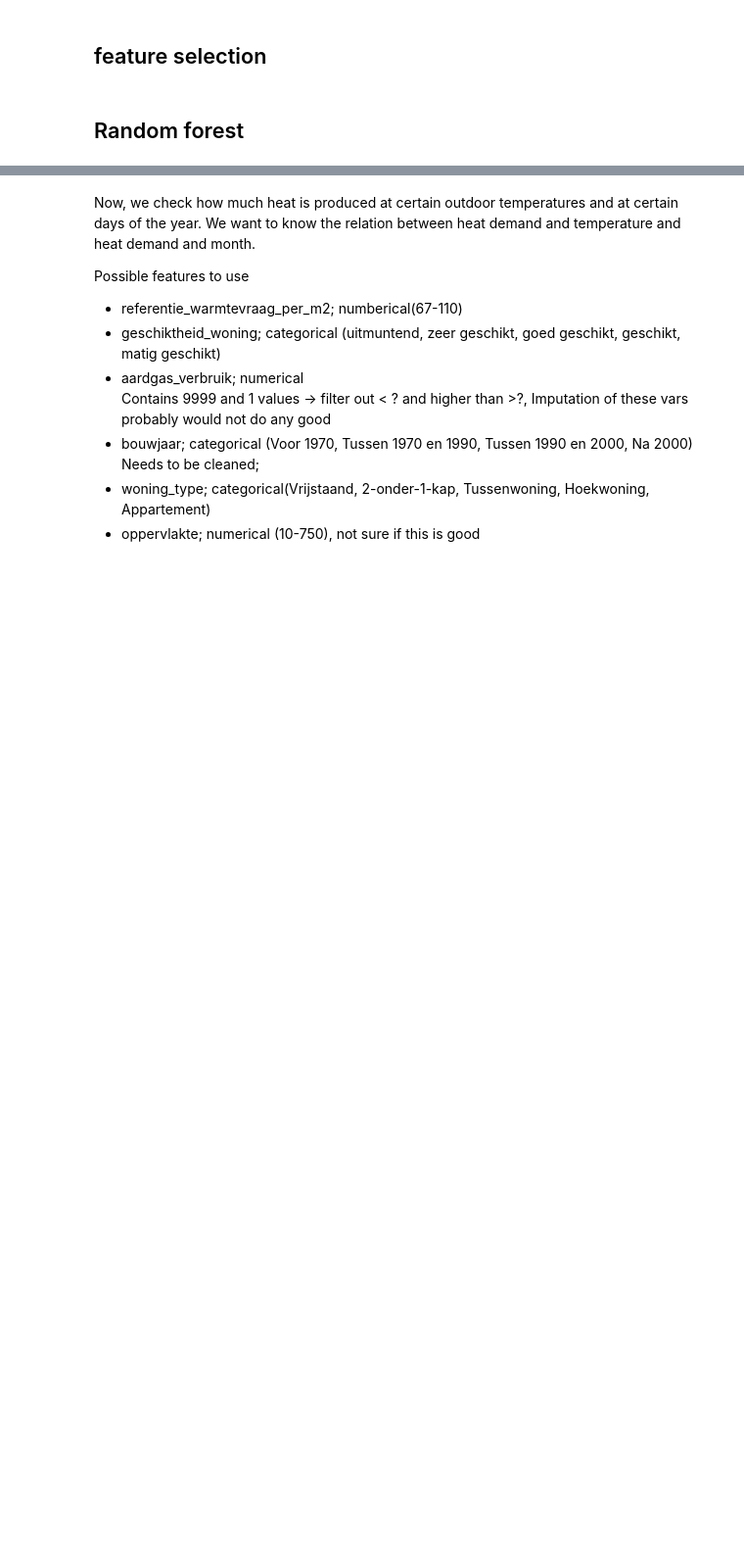
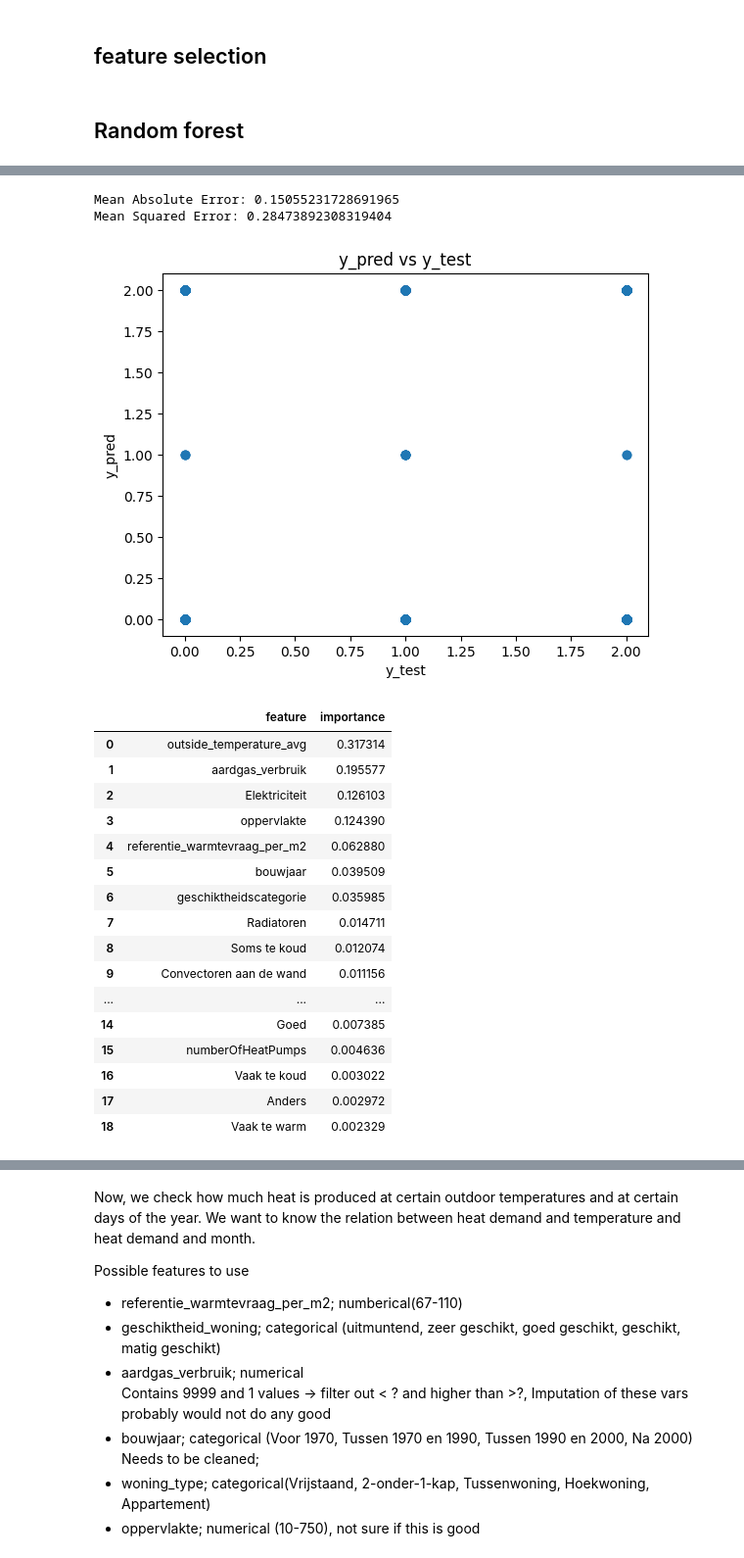
Before and after one commit to season0112/quatt_data_analysis, a Jupyter notebook: guaranteed-savings/Explorative_temperature_extrapolation.ipynb, the cells around one changed output, grey strips where cells are left out. Shown at 98% size. Drawn from its saved outputs; the diff is of its cells as text; code cells hidden in the pictures; blank space fills up the shorter version.

```diff
--- a/guaranteed-savings/Explorative_temperature_extrapolation.ipynb
+++ b/guaranteed-savings/Explorative_temperature_extrapolation.ipynb
@@ -598,0 +635,62 @@ Mean Squared Error: 83496111.12842475
+# %%
+from sklearn.ensemble import RandomForestClassifier
+
+y_class = y.copy()
+y_class['hp_heat_generated'] = y_class['hp_heat_generated'].apply(lambda x: 0 if x==0 else (1 if x < 1000 else 2))
+
+# test train split
+X_train, X_test, y_train, y_test = train_test_split(X, y_class,
+                                                    test_size=0.2,
+                                                    random_state=1234)
+
+classifier = RandomForestClassifier(n_estimators =200,
+                                    max_depth=10,
+                                    random_state=0,
+                                    criterion='gini')
+
+classifier.fit(X_train, y_train.values.ravel())
+
+# predict on test set
+y_pred = classifier.predict(X_test)
+
+# mesure performance
+print('Mean Absolute Error:', metrics.mean_absolute_error(y_test, y_pred))
+print('Mean Squared Error:', metrics.mean_squared_error(y_test, y_pred))
+
+# plot feature importance
+feature_importance = pd.DataFrame()
+feature_importance['feature'] = X_train.columns
+feature_importance['importance'] = regr.feature_importances_
+feature_importance.sort_values(by='importance', ascending=False, inplace=True)
+feature_importance.reset_index(inplace=True, drop=True)
+
+# scatter y_pred vs y_test
+plt.scatter(y_test, y_pred, alpha=0.5)
+plt.xlabel('y_test')
+plt.ylabel('y_pred')
+plt.title('y_pred vs y_test')
+plt.show()
+
+# Plotting
+feature_importance
+# %% [output]
+Mean Absolute Error: 0.15055231728691965
+Mean Squared Error: 0.28473892308319404
+[figure, added]
+|  | feature | importance |
+| 0 | outside_temperature_avg | 0.317314 |
+| 1 | aardgas_verbruik | 0.195577 |
+| 2 | Elektriciteit | 0.126103 |
+| 3 | oppervlakte | 0.124390 |
+| 4 | referentie_warmtevraag_per_m2 | 0.062880 |
+| 5 | bouwjaar | 0.039509 |
+| 6 | geschiktheidscategorie | 0.035985 |
+| 7 | Radiatoren | 0.014711 |
+| 8 | Soms te koud | 0.012074 |
+| 9 | Convectoren aan de wand | 0.011156 |
+| ... | ... | ... |
+| 14 | Goed | 0.007385 |
+| 15 | numberOfHeatPumps | 0.004636 |
+| 16 | Vaak te koud | 0.003022 |
+| 17 | Anders | 0.002972 |
+| 18 | Vaak te warm | 0.002329 |
```
Also changed, not shown: parts of 33 cells of this notebook.
